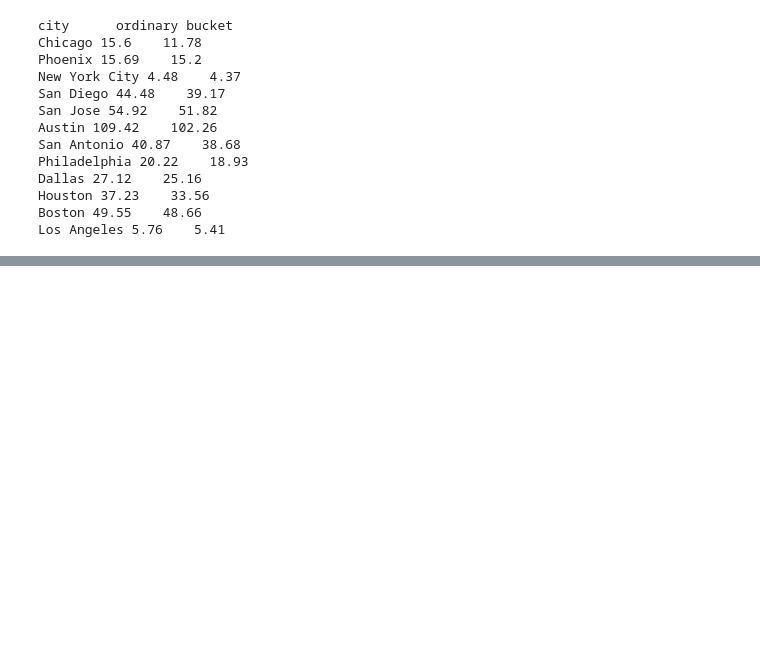
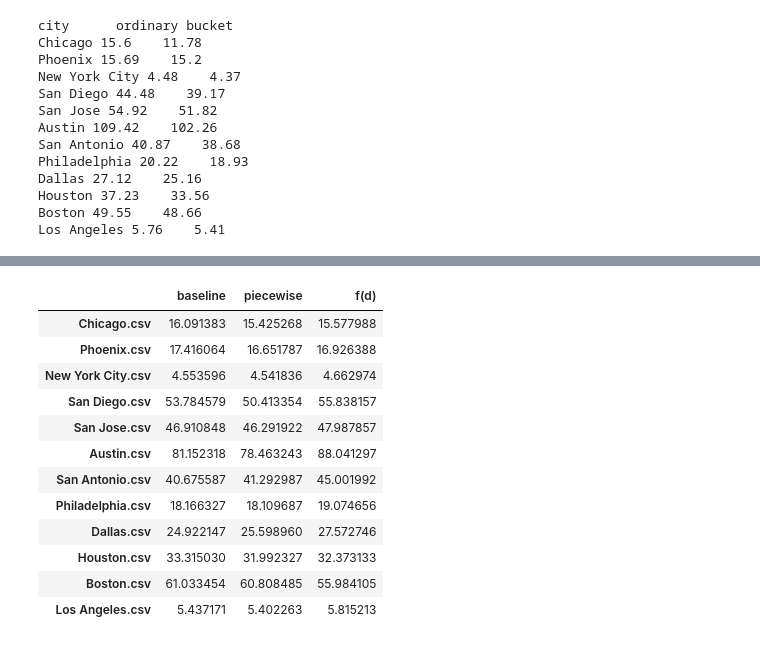
Before and after one commit to yuribogomolov/sttn, a Jupyter notebook: notebooks/generic_gravity_model.ipynb, the cells around one changed output, grey strips where cells are left out. Saved outputs shown, nothing was run; the diff lists cells and outputs as text; code cells hidden in the pictures; blank space fills up the shorter version.

Commit message:
3 models

```diff
--- a/notebooks/generic_gravity_model.ipynb
+++ b/notebooks/generic_gravity_model.ipynb
@@ -485,9 +437,7 @@ def crossvalidation(df,target,bins):
         train, test = df.loc[train_index], df.loc[test_index]
         k, binf = unconstrained_bucked_powerlaw(train, target,bins)
 #         print(len(binf),bins)
-        test[target+'k'] = k
-        test[target+'f'] = test['bin'].apply(lambda x:binf[x])
-        test[target+'pred'] = test[target+'k']*test[target+'f']*test[target+'jobs']*test[target+'residence']
+        test = unconstrained_bucked_powerlaw_fit(test,target,k,binf)
         mseList += [mean_squared_error(test[target+'flow'],test[target+'pred'])]
     return np.mean(mseList)
 # %%
@@ -667,0 +633,37 @@ Los Angeles 5.76    5.41
+# %%
+def splitcut(df,bins):
+    df['bin'] = pd.qcut(df['distance'], q=bins)
+    df.rename(columns={'jobs':'S000jobs', 'residence':'S000residence','flow':'S000flow'}, inplace=True)
+    test_set = df.sample(frac=0.2, random_state=1)
+    train_set = df.drop(test_set.index)
+    return (train_set,test_set)
+# %%
+
+mseDict = {}
+cities = os.listdir('cities/')
+citiesDir = 'cities/'
+target = 'S000'
+for city in cities:
+    if '.csv' in city:
+        print(city)
+        df = pd.read_csv(citiesDir+city)
+
+        bins = 17
+        train_set,test_set = splitcut(df,bins)
+        #baseline
+        pars = baseline_fit(train_set,target)
+        test_baseline = baseline_predict(test_set,target,pars)
+        mseBaseline = mean_squared_error(test_baseline[target+'flow'],test_baseline[target+'pred'])
+
+        # piecewise
+        model = fit_piece_power_law(train_set, target='S000')
+        prediction_results = predict_piece_power_law(test_set, 'S000', model)
+        msePiece = mean_squared_error(prediction_results.S000flow, prediction_results.S000pred)
+
+        # fd
+        train_set,test_set = splitcut(df,binDict[city])
+        k,binf = unconstrained_bucked_powerlaw_fit(train_set, target)
+        test_fd = unconstrained_bucked_powerlaw_predict(test_set,target,k,binf)
+        msefd = mean_squared_error(test_fd[target+'flow'],test_fd[target+'pred'])
+
+        mseDict[city] = [mseBaseline,msePiece,msefd]
@@ -667,0 +683,18 @@ Los Angeles 5.76    5.41
+# %%
+results = pd.DataFrame.from_dict(mseDict).T
+results.columns = ['baseline','piecewise','f(d)']
+results
+# %% [output]
+|  | baseline | piecewise | f(d) |
+| Chicago.csv | 16.091383 | 15.425268 | 15.577988 |
+| Phoenix.csv | 17.416064 | 16.651787 | 16.926388 |
+| New York City.csv | 4.553596 | 4.541836 | 4.662974 |
+| San Diego.csv | 53.784579 | 50.413354 | 55.838157 |
+| San Jose.csv | 46.910848 | 46.291922 | 47.987857 |
+| Austin.csv | 81.152318 | 78.463243 | 88.041297 |
+| San Antonio.csv | 40.675587 | 41.292987 | 45.001992 |
+| Philadelphia.csv | 18.166327 | 18.109687 | 19.074656 |
+| Dallas.csv | 24.922147 | 25.598960 | 27.572746 |
+| Houston.csv | 33.315030 | 31.992327 | 32.373133 |
+| Boston.csv | 61.033454 | 60.808485 | 55.984105 |
+| Los Angeles.csv | 5.437171 | 5.402263 | 5.815213 |
```
Also changed, not shown: parts of 13 cells of this notebook.
